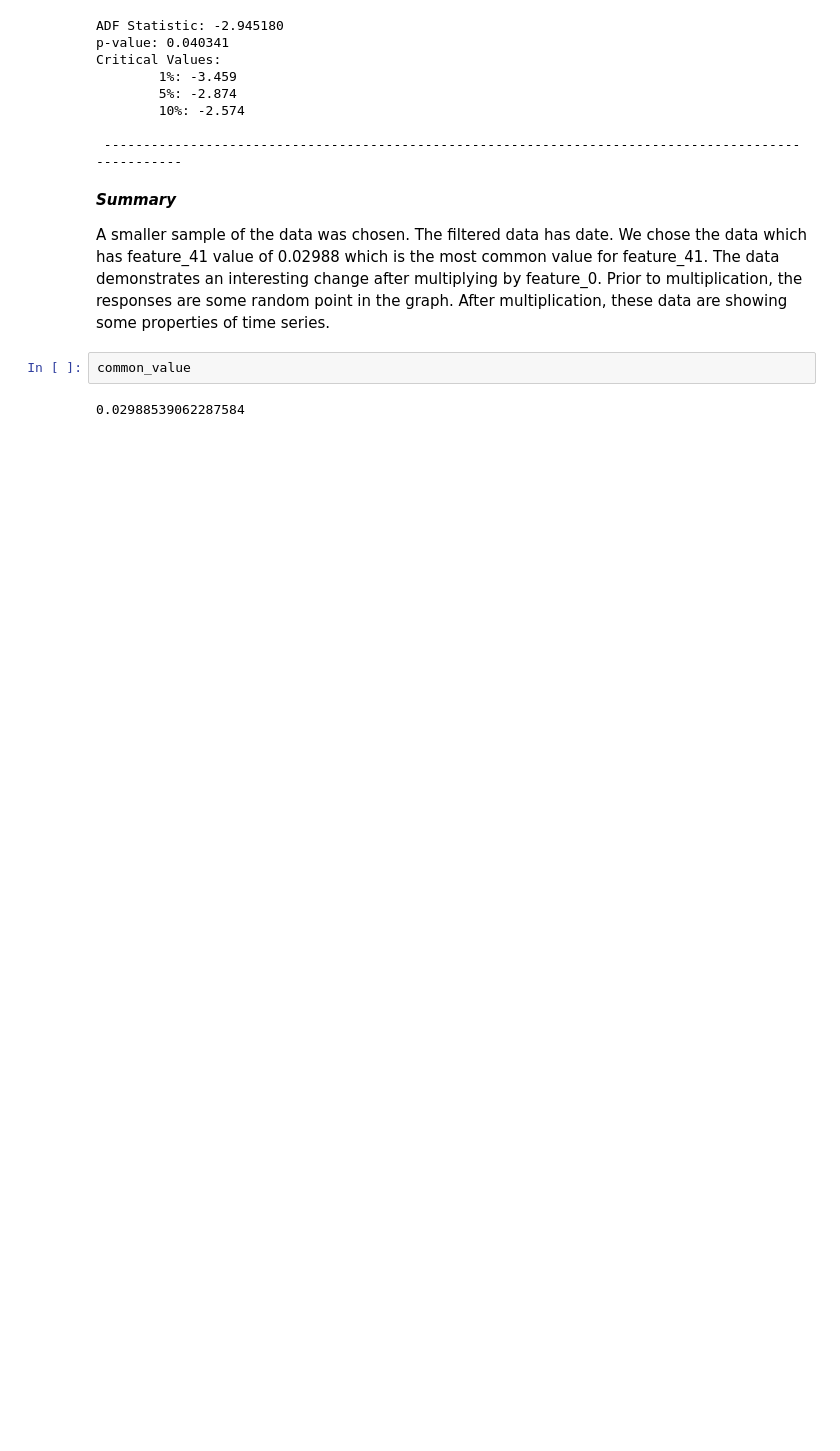
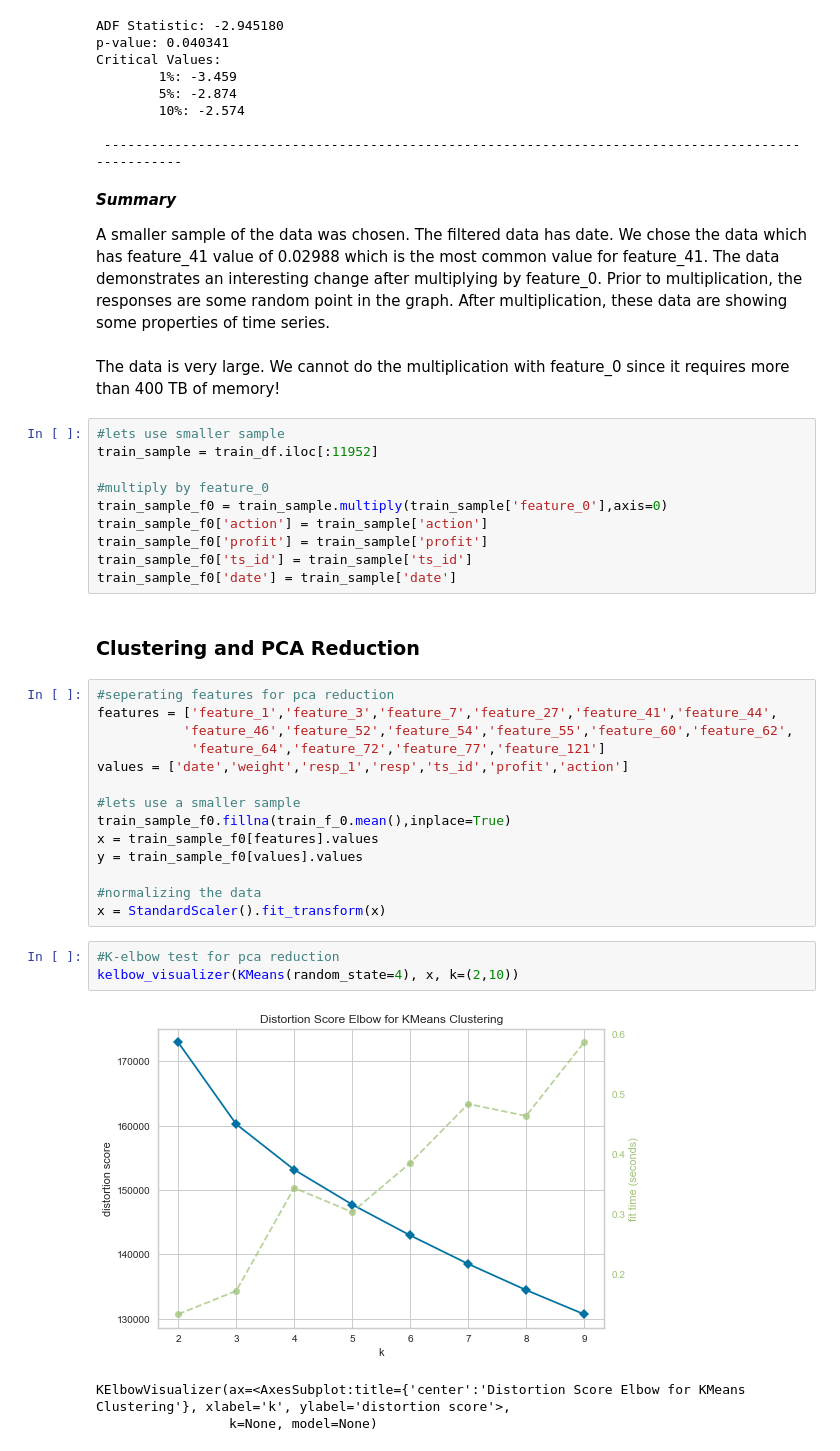
Before and after one commit to ahmadsayeb/jane_street, a Jupyter notebook: jane_street.ipynb, the cells around one changed output. Cells and saved outputs as stored; diff of their text form; blank space fills up the shorter version.

```diff
--- a/jane_street.ipynb
+++ b/jane_street.ipynb
@@ -291,7 +289,38 @@ Critical Values:
 ***Summary***
 
 A smaller sample of the data was chosen. The filtered data has date. We chose the data which has feature_41 value of 0.02988 which is the most common value for feature_41. The data demonstrates an interesting change after multiplying by feature_0. Prior to multiplication, the responses are some random point in the graph. After multiplication, these data are showing some properties of time series.
-# %%
-common_value
-# %% [output]
-0.02988539062287584
+# %% [markdown]
+The data is very large. We cannot do the multiplication with feature_0 since it requires more than 400 TB of memory!
+# %%
+#lets use smaller sample
+train_sample = train_df.iloc[:11952]
+
+#multiply by feature_0
+train_sample_f0 = train_sample.multiply(train_sample['feature_0'],axis=0)
+train_sample_f0['action'] = train_sample['action']
+train_sample_f0['profit'] = train_sample['profit']
+train_sample_f0['ts_id'] = train_sample['ts_id']
+train_sample_f0['date'] = train_sample['date']
+# %% [markdown]
+### Clustering and PCA Reduction
+# %%
+#seperating features for pca reduction
+features = ['feature_1','feature_3','feature_7','feature_27','feature_41','feature_44',
+           'feature_46','feature_52','feature_54','feature_55','feature_60','feature_62',
+            'feature_64','feature_72','feature_77','feature_121']
+values = ['date','weight','resp_1','resp','ts_id','profit','action']
+
+#lets use a smaller sample
+train_sample_f0.fillna(train_f_0.mean(),inplace=True)
+x = train_sample_f0[features].values
+y = train_sample_f0[values].values
+
+#normalizing the data
+x = StandardScaler().fit_transform(x)
+# %%
+#K-elbow test for pca reduction
+kelbow_visualizer(KMeans(random_state=4), x, k=(2,10))
+# %% [output]
+[figure, added]
+KElbowVisualizer(ax=<AxesSubplot:title={'center':'Distortion Score Elbow for KMeans Clustering'}, xlabel='k', ylabel='distortion score'>,
+                 k=None, model=None)
```
Also changed, not shown: parts of 5 cells of this notebook.
